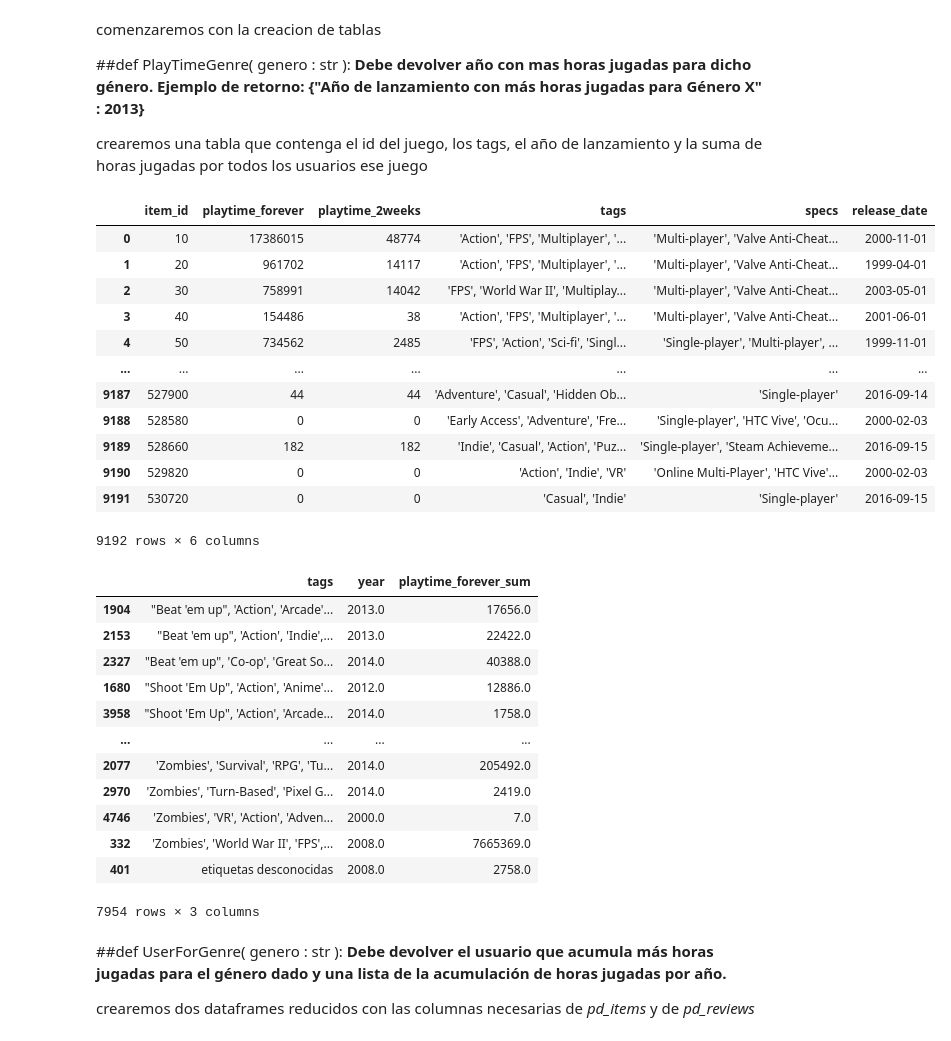
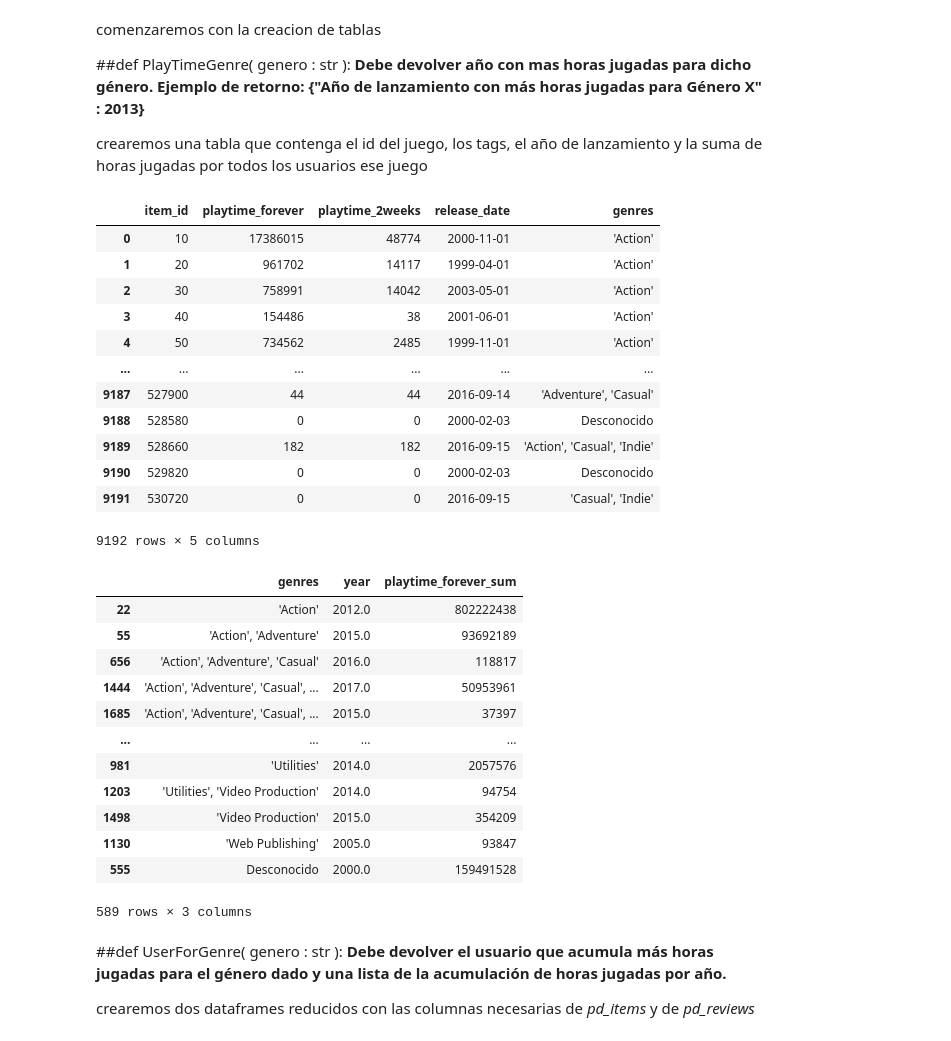
Before and after one commit to Lcolantoni/Traba-Practico-N-1, a Jupyter notebook: process/2.ipynb, the cells around one changed output. Saved outputs shown, nothing was run; the diff lists cells and outputs as text; code cells hidden in the pictures.

```diff
--- a/process/2.ipynb
+++ b/process/2.ipynb
@@ -63,51 +69,51 @@ crearemos una tabla que contenga el id del juego, los tags, el año de lanzamien
 # %%
 dat_func1 = pd_items.groupby('item_id').agg({
     'playtime_forever': 'sum',
-    'playtime_2weeks': 'sum',
-    'tags': 'first',
-    'specs': 'first'
+    'playtime_2weeks': 'sum'
 }).reset_index()
-dat_func1 = pd.merge(dat_func1, pd_games[['id', 'release_date']], left_on='item_id', right_on='id', how='inner')
+dat_func1 = pd.merge(dat_func1, pd_games[['id', 'release_date','genres']], left_on='item_id', right_on='id', how='inner')
 dat_func1 = dat_func1.drop(columns=['id'])
+dat_func1['genres'] = dat_func1['genres'].apply(lambda x: ', '.join(x) if isinstance(x, list) else 'desconocido' if pd.isnull(x) else x)
+dat_func1['genres'] = dat_func1['genres'].str.strip("[]").astype(str)
 dat_func1
 # %% [output]
-|  | item_id | playtime_forever | playtime_2weeks | tags | specs | release_date |
-| 0 | 10 | 17386015 | 48774 | 'Action', 'FPS', 'Multiplayer', '... | 'Multi-player', 'Valve Anti-Cheat... | 2000-11-01 |
-| 1 | 20 | 961702 | 14117 | 'Action', 'FPS', 'Multiplayer', '... | 'Multi-player', 'Valve Anti-Cheat... | 1999-04-01 |
-| 2 | 30 | 758991 | 14042 | 'FPS', 'World War II', 'Multiplay... | 'Multi-player', 'Valve Anti-Cheat... | 2003-05-01 |
-| 3 | 40 | 154486 | 38 | 'Action', 'FPS', 'Multiplayer', '... | 'Multi-player', 'Valve Anti-Cheat... | 2001-06-01 |
-| 4 | 50 | 734562 | 2485 | 'FPS', 'Action', 'Sci-fi', 'Singl... | 'Single-player', 'Multi-player', ... | 1999-11-01 |
-| ... | ... | ... | ... | ... | ... | ... |
-| 9187 | 527900 | 44 | 44 | 'Adventure', 'Casual', 'Hidden Ob... | 'Single-player' | 2016-09-14 |
-| 9188 | 528580 | 0 | 0 | 'Early Access', 'Adventure', 'Fre... | 'Single-player', 'HTC Vive', 'Ocu... | 2000-02-03 |
-| 9189 | 528660 | 182 | 182 | 'Indie', 'Casual', 'Action', 'Puz... | 'Single-player', 'Steam Achieveme... | 2016-09-15 |
-| 9190 | 529820 | 0 | 0 | 'Action', 'Indie', 'VR' | 'Online Multi-Player', 'HTC Vive'... | 2000-02-03 |
-| 9191 | 530720 | 0 | 0 | 'Casual', 'Indie' | 'Single-player' | 2016-09-15 |
+|  | item_id | playtime_forever | playtime_2weeks | release_date | genres |
+| 0 | 10 | 17386015 | 48774 | 2000-11-01 | 'Action' |
+| 1 | 20 | 961702 | 14117 | 1999-04-01 | 'Action' |
+| 2 | 30 | 758991 | 14042 | 2003-05-01 | 'Action' |
+| 3 | 40 | 154486 | 38 | 2001-06-01 | 'Action' |
+| 4 | 50 | 734562 | 2485 | 1999-11-01 | 'Action' |
+| ... | ... | ... | ... | ... | ... |
+| 9187 | 527900 | 44 | 44 | 2016-09-14 | 'Adventure', 'Casual' |
+| 9188 | 528580 | 0 | 0 | 2000-02-03 | Desconocido |
+| 9189 | 528660 | 182 | 182 | 2016-09-15 | 'Action', 'Casual', 'Indie' |
+| 9190 | 529820 | 0 | 0 | 2000-02-03 | Desconocido |
+| 9191 | 530720 | 0 | 0 | 2016-09-15 | 'Casual', 'Indie' |
-9192 rows × 6 columns
+9192 rows × 5 columns
 # %%
-dat_func1 = dat_func1.explode('tags')
+dat_func1 = dat_func1.explode('genres')
 dat_func1['year'] = pd.to_datetime(dat_func1['release_date']).dt.year
-dat_func1_grouped = dat_func1.groupby(['year', 'tags']).agg({'playtime_forever': 'sum'}).reset_index()
-tags_unique = dat_func1['tags'].unique()
-result = pd.DataFrame({'tags': tags_unique}).merge(dat_func1_grouped, on='tags', how='left')
+dat_func1_grouped = dat_func1.groupby(['year', 'genres']).agg({'playtime_forever': 'sum'}).reset_index()
+genres_unique = dat_func1['genres'].unique()
+result = pd.DataFrame({'genres': genres_unique}).merge(dat_func1_grouped, on='genres', how='left')
 result = result.rename(columns={'year': 'year', 'playtime_forever': 'playtime_forever_sum'}).fillna(0)
-idx_max_playtime = result.groupby('tags')['playtime_forever_sum'].idxmax()
-dat_func1 = result.loc[idx_max_playtime, ['tags', 'year', 'playtime_forever_sum']]
+idx_max_playtime = result.groupby('genres')['playtime_forever_sum'].idxmax()
+dat_func1 = result.loc[idx_max_playtime, ['genres', 'year', 'playtime_forever_sum']]
 dat_func1
 # %% [output]
-|  | tags | year | playtime_forever_sum |
-| 1904 | "Beat 'em up", 'Action', 'Arcade'... | 2013.0 | 17656.0 |
-| 2153 | "Beat 'em up", 'Action', 'Indie',... | 2013.0 | 22422.0 |
-| 2327 | "Beat 'em up", 'Co-op', 'Great So... | 2014.0 | 40388.0 |
-| 1680 | "Shoot 'Em Up", 'Action', 'Anime'... | 2012.0 | 12886.0 |
-| 3958 | "Shoot 'Em Up", 'Action', 'Arcade... | 2014.0 | 1758.0 |
+|  | genres | year | playtime_forever_sum |
+| 22 | 'Action' | 2012.0 | 802222438 |
+| 55 | 'Action', 'Adventure' | 2015.0 | 93692189 |
+| 656 | 'Action', 'Adventure', 'Casual' | 2016.0 | 118817 |
+| 1444 | 'Action', 'Adventure', 'Casual', ... | 2017.0 | 50953961 |
+| 1685 | 'Action', 'Adventure', 'Casual', ... | 2015.0 | 37397 |
 | ... | ... | ... | ... |
-| 2077 | 'Zombies', 'Survival', 'RPG', 'Tu... | 2014.0 | 205492.0 |
-| 2970 | 'Zombies', 'Turn-Based', 'Pixel G... | 2014.0 | 2419.0 |
-| 4746 | 'Zombies', 'VR', 'Action', 'Adven... | 2000.0 | 7.0 |
-| 332 | 'Zombies', 'World War II', 'FPS',... | 2008.0 | 7665369.0 |
-| 401 | etiquetas desconocidas | 2008.0 | 2758.0 |
+| 981 | 'Utilities' | 2014.0 | 2057576 |
+| 1203 | 'Utilities', 'Video Production' | 2014.0 | 94754 |
+| 1498 | 'Video Production' | 2015.0 | 354209 |
+| 1130 | 'Web Publishing' | 2005.0 | 93847 |
+| 555 | Desconocido | 2000.0 | 159491528 |
-7954 rows × 3 columns
+589 rows × 3 columns
 # %% [markdown]
 ##def UserForGenre( genero : str ):
 **Debe devolver el usuario que acumula más horas jugadas para el género dado y una lista de la acumulación de horas jugadas por año.**
```
Also changed, not shown: parts of 10 cells of this notebook, 4 other files.
